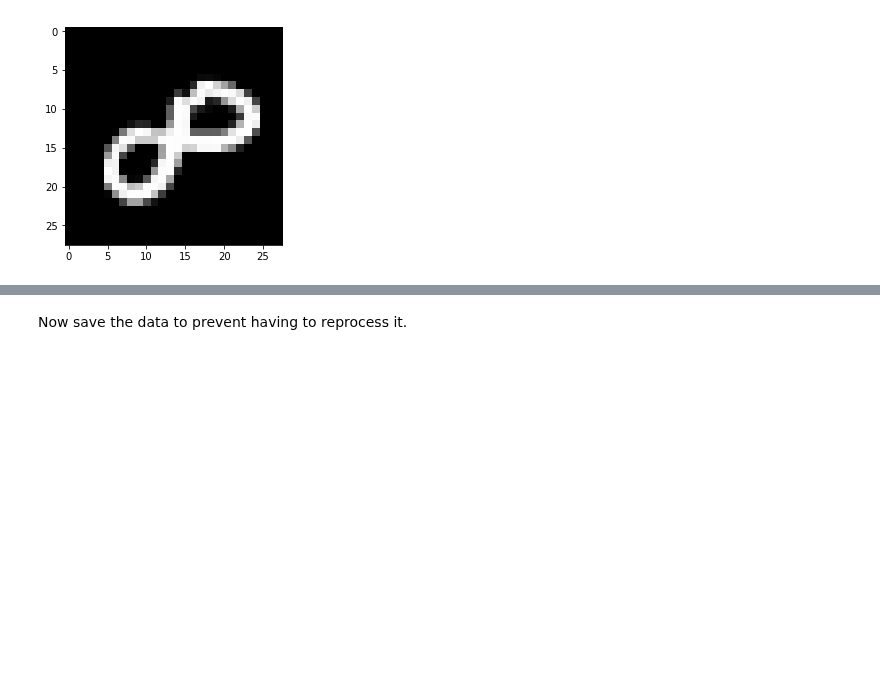
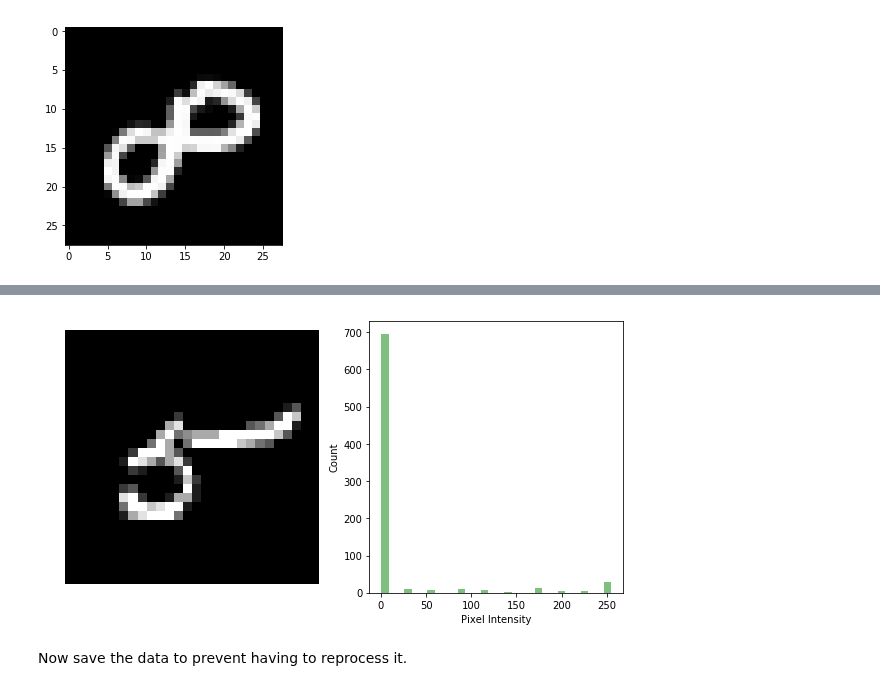
Before and after one commit to lextoumbourou/notes, a Jupyter notebook: moocs/fast.ai/deep-learning-2018/experiment1-mnist.ipynb, the cells around one changed output, grey strips where cells are left out. Drawn from its saved outputs; the diff is of its cells as text; code cells hidden in the pictures; blank space fills up the shorter version.

```diff
--- a/moocs/fast.ai/deep-learning-2018/experiment1-mnist.ipynb
+++ b/moocs/fast.ai/deep-learning-2018/experiment1-mnist.ipynb
@@ -121,14 +121,14 @@ for line in csv_reader: line_count += 1
 # %%
 m = line_count
 # %%
-training_set = np.zeros((m, 28, 28), dtype=np.float32)
-training_labels = np.zeros((m,), dtype=np.uint8)
+all_imgs = np.zeros((m, 28, 28), dtype=np.float32)
+all_labels = np.zeros((m,), dtype=np.uint8)
 # %%
 fh.seek(0)
 next(csv_reader)[:10]
 
 for i, line in enumerate(csv_reader):
     label, *img_data = line
-    training_set[i] = load_img(img_data)
-    training_labels[i] = int(label)
+    all_imgs[i] = load_img(img_data)
+    all_labels[i] = int(label)
 # %%
@@ -155,3 +159,20 @@ plt.imshow(training_set[8888], cmap='gray')
+# %%
+def plot_histogram(img):
+    """Plot histogram of pixel intensities."""
+    plt.figure(figsize=(10,5))
+    plt.subplot(1,2,1)
+    plt.imshow(img, cmap='gray')
+    plt.axis('off')
+
+    histo = plt.subplot(1,2,2)
+    histo.set_ylabel('Count')
+    histo.set_xlabel('Pixel Intensity')
+    n_bins = 30
+    plt.hist(img[:,:].flatten(), bins= n_bins, lw = 0, color='g', alpha=0.5);
+
+plot_histogram(all_imgs[1001])
+# %% [output]
+[figure, added]
 # %% [markdown]
 Now save the data to prevent having to reprocess it.
 # %%
```
Also changed, not shown: parts of 68 cells of this notebook, 1 other file.
